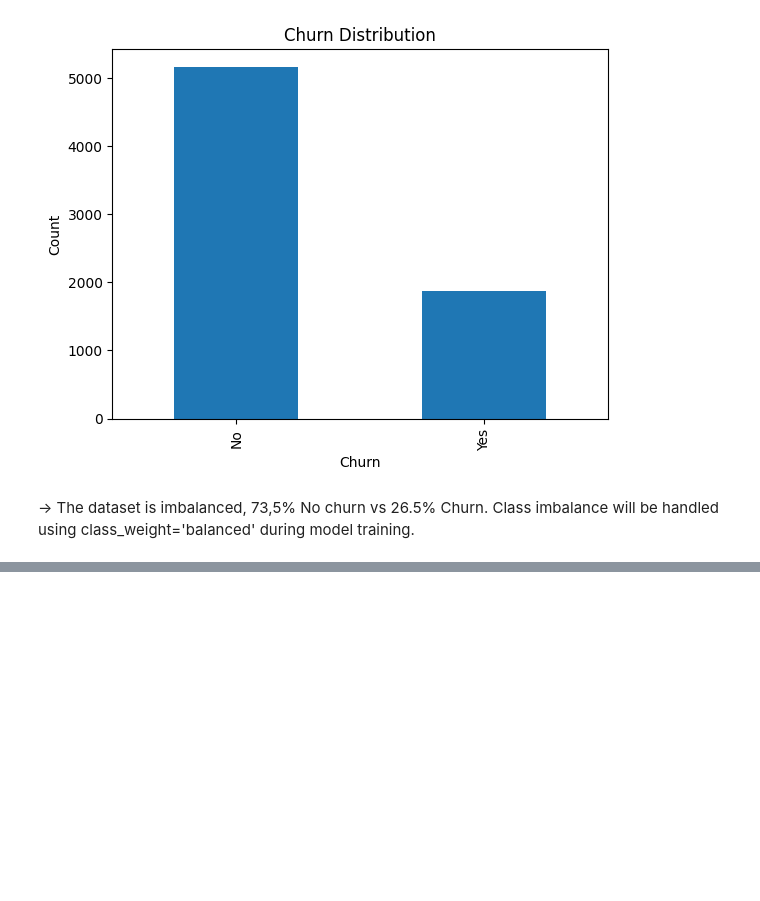
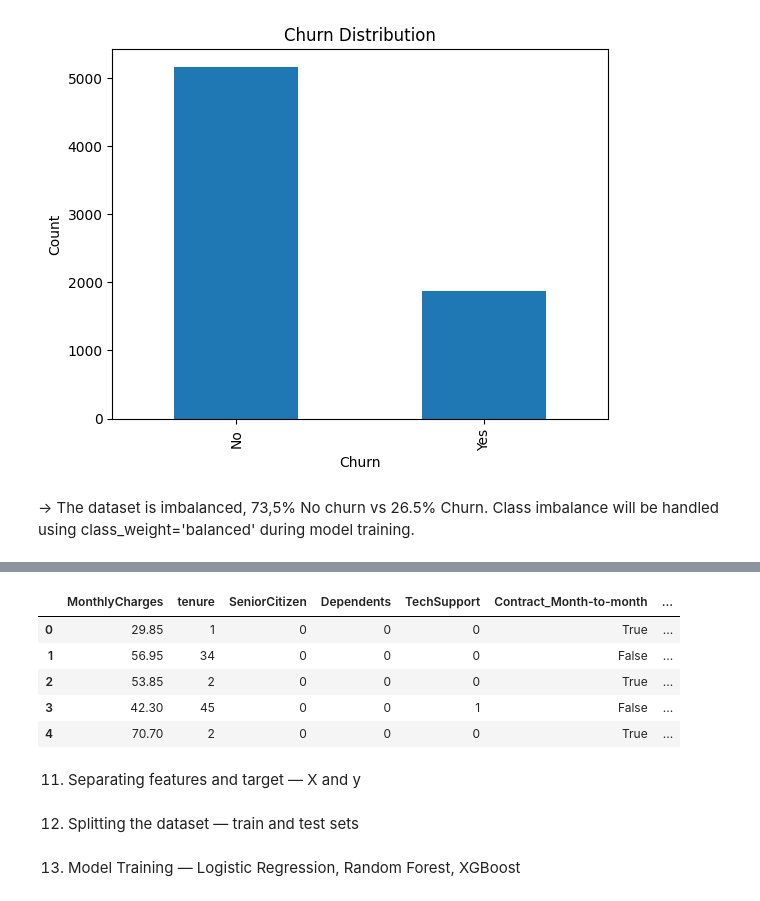
Before and after one commit to clementschmitt/churn, a Jupyter notebook: churn_analysis.ipynb, the cells around one changed output, grey strips where cells are left out. Drawn from its saved outputs; the diff is of its cells as text; code cells hidden in the pictures; blank space fills up the shorter version.

```diff
--- a/churn_analysis.ipynb
+++ b/churn_analysis.ipynb
@@ -132,0 +178,13 @@ AttributeError: Rectangle.set() got an unexpected keyword argument 'multiple'
+# %%
+df_model = df[["MonthlyCharges", "tenure", "SeniorCitizen", "Dependents", "TechSupport"] + [col for col in df.columns if col.startswith("Contract_") or col.startswith("PaymentMethod_") or col.startswith("InternetService_")] + ["Churn"]]
+# %%
+df_model.head()
+# %% [output]
+|  | MonthlyCharges | tenure | SeniorCitizen | Dependents | TechSupport | Contract_Month-to-month | ... |
+| 0 | 29.85 | 1 | 0 | 0 | 0 | True | ... |
+| 1 | 56.95 | 34 | 0 | 0 | 0 | False | ... |
+| 2 | 53.85 | 2 | 0 | 0 | 0 | True | ... |
+| 3 | 42.30 | 45 | 0 | 0 | 1 | False | ... |
+| 4 | 70.70 | 2 | 0 | 0 | 0 | True | ... |
+# %% [markdown]
+11. Separating features and target — X and y
@@ -132,0 +194,2 @@ AttributeError: Rectangle.set() got an unexpected keyword argument 'multiple'
+# %% [markdown]
+12. Splitting the dataset — train and test sets
@@ -132,0 +200,2 @@ AttributeError: Rectangle.set() got an unexpected keyword argument 'multiple'
+# %% [markdown]
+13. Model Training — Logistic Regression, Random Forest, XGBoost
```
Also changed, not shown: parts of 18 cells of this notebook, 1 other file.
